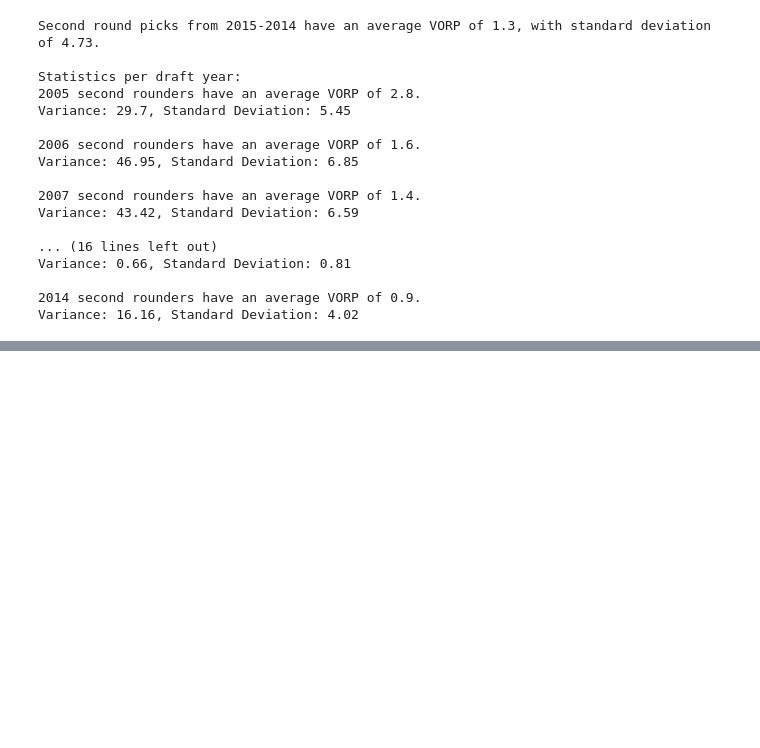
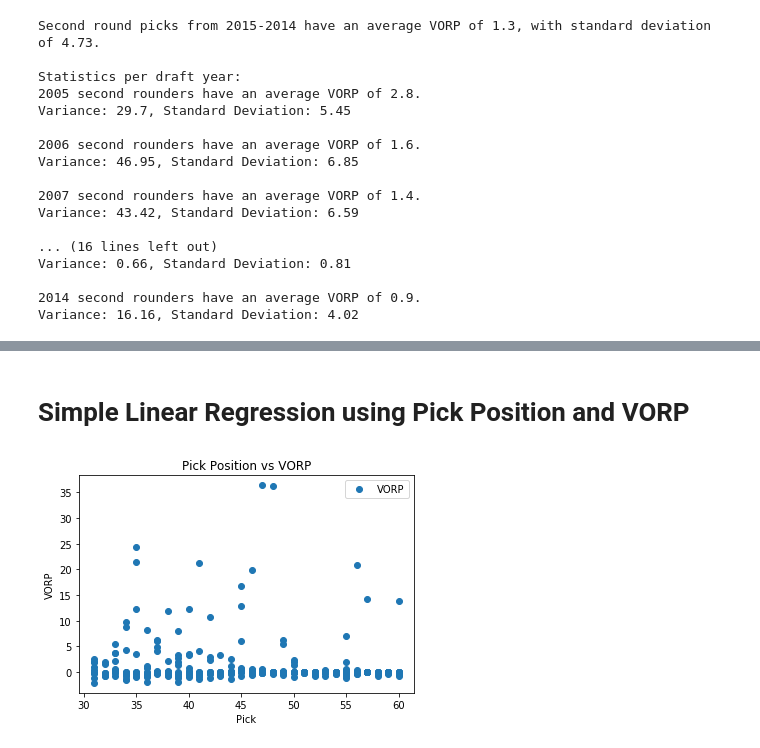
Before and after one commit to kdutta9/nba-2nd-round-analysis, a Jupyter notebook: second_rounders_analysis.ipynb, the cells around one changed output, grey strips where cells are left out. Cells and saved outputs as stored; diff of their text form; code cells hidden in the pictures; blank space fills up the shorter version.

Commit message:
added simple linear regression model between pick and VORP

```diff
--- a/second_rounders_analysis.ipynb
+++ b/second_rounders_analysis.ipynb
@@ -127,0 +220,2 @@ Variance: 16.16, Standard Deviation: 4.02
+# %% [markdown]
+# Simple Linear Regression using Pick Position and VORP
@@ -127,0 +231,12 @@ Variance: 16.16, Standard Deviation: 4.02
+# %%
+# Access csv file as a DataFrame
+picks_df = pd.read_csv("second_rounders_2005-14.csv")
+# %%
+# plot relationship between pick selection and VORP
+picks_df.plot(x='Pk', y='VORP', style='o')
+plt.title('Pick Position vs VORP')
+plt.xlabel('Pick')
+plt.ylabel('VORP')
+plt.show()
+# %% [output]
+[figure, added]
```
Also changed, not shown: parts of 16 cells of this notebook.
